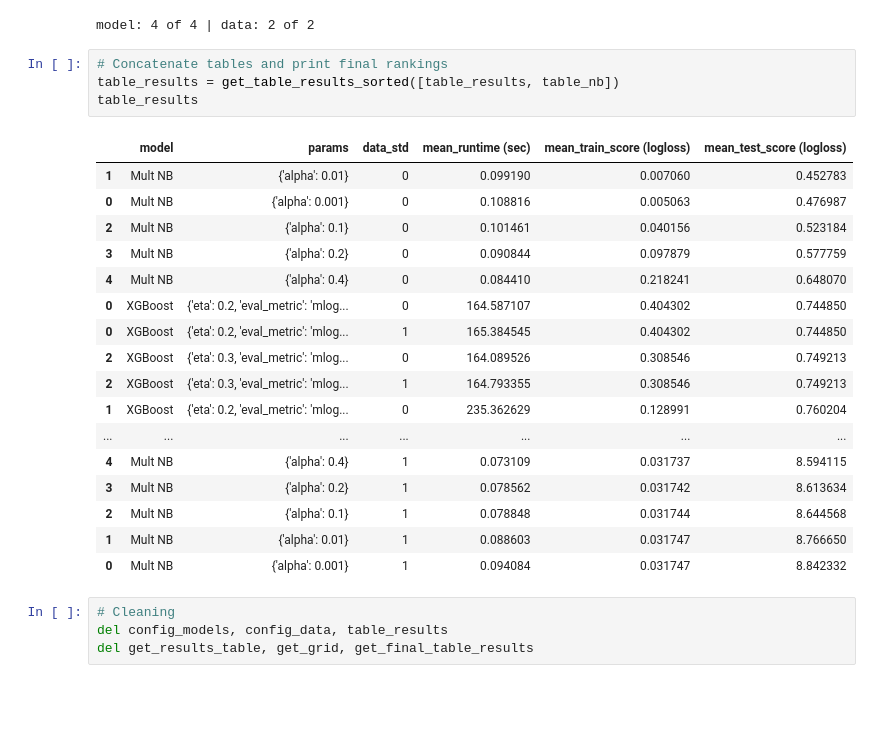
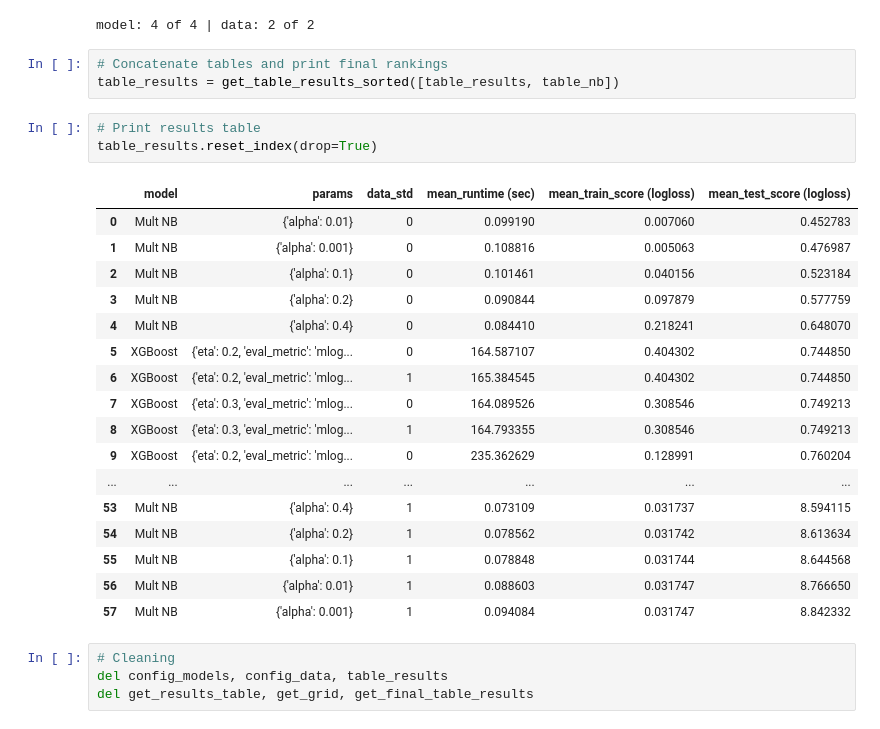
Before and after one commit to jaymanvirk/kaggle_spooky_author_identification, a Jupyter notebook: spooky_author_identification.ipynb, the cells around one changed output. Saved outputs shown, nothing was run; the diff lists cells and outputs as text; blank space fills up the shorter version.

Commit message:
added reset index to final table of results

```diff
--- a/spooky_author_identification.ipynb
+++ b/spooky_author_identification.ipynb
@@ -630,25 +630,27 @@ model: 4 of 4 | data: 2 of 2
 # %%
 # Concatenate tables and print final rankings
 table_results = get_table_results_sorted([table_results, table_nb])
-table_results
-# %% [output]
-|  | model | params | data_std | mean_runtime (sec) | mean_train_score (logloss) | mean_test_score (logloss) |
-| 1 | Mult NB | {'alpha': 0.01} | 0 | 0.099190 | 0.007060 | 0.452783 |
-| 0 | Mult NB | {'alpha': 0.001} | 0 | 0.108816 | 0.005063 | 0.476987 |
-| 2 | Mult NB | {'alpha': 0.1} | 0 | 0.101461 | 0.040156 | 0.523184 |
-| 3 | Mult NB | {'alpha': 0.2} | 0 | 0.090844 | 0.097879 | 0.577759 |
-| 4 | Mult NB | {'alpha': 0.4} | 0 | 0.084410 | 0.218241 | 0.648070 |
-| 0 | XGBoost | {'eta': 0.2, 'eval_metric': 'mlog... | 0 | 164.587107 | 0.404302 | 0.744850 |
-| 0 | XGBoost | {'eta': 0.2, 'eval_metric': 'mlog... | 1 | 165.384545 | 0.404302 | 0.744850 |
-| 2 | XGBoost | {'eta': 0.3, 'eval_metric': 'mlog... | 0 | 164.089526 | 0.308546 | 0.749213 |
-| 2 | XGBoost | {'eta': 0.3, 'eval_metric': 'mlog... | 1 | 164.793355 | 0.308546 | 0.749213 |
-| 1 | XGBoost | {'eta': 0.2, 'eval_metric': 'mlog... | 0 | 235.362629 | 0.128991 | 0.760204 |
-| ... | ... | ... | ... | ... | ... | ... |
-| 4 | Mult NB | {'alpha': 0.4} | 1 | 0.073109 | 0.031737 | 8.594115 |
-| 3 | Mult NB | {'alpha': 0.2} | 1 | 0.078562 | 0.031742 | 8.613634 |
-| 2 | Mult NB | {'alpha': 0.1} | 1 | 0.078848 | 0.031744 | 8.644568 |
-| 1 | Mult NB | {'alpha': 0.01} | 1 | 0.088603 | 0.031747 | 8.766650 |
-| 0 | Mult NB | {'alpha': 0.001} | 1 | 0.094084 | 0.031747 | 8.842332 |
+# %%
+# Print results table
+table_results.reset_index(drop=True)
+# %% [output]
+|  | model | params | data_std | mean_runtime (sec) | mean_train_score (logloss) | mean_test_score (logloss) |
+| 0 | Mult NB | {'alpha': 0.01} | 0 | 0.099190 | 0.007060 | 0.452783 |
+| 1 | Mult NB | {'alpha': 0.001} | 0 | 0.108816 | 0.005063 | 0.476987 |
+| 2 | Mult NB | {'alpha': 0.1} | 0 | 0.101461 | 0.040156 | 0.523184 |
+| 3 | Mult NB | {'alpha': 0.2} | 0 | 0.090844 | 0.097879 | 0.577759 |
+| 4 | Mult NB | {'alpha': 0.4} | 0 | 0.084410 | 0.218241 | 0.648070 |
+| 5 | XGBoost | {'eta': 0.2, 'eval_metric': 'mlog... | 0 | 164.587107 | 0.404302 | 0.744850 |
+| 6 | XGBoost | {'eta': 0.2, 'eval_metric': 'mlog... | 1 | 165.384545 | 0.404302 | 0.744850 |
+| 7 | XGBoost | {'eta': 0.3, 'eval_metric': 'mlog... | 0 | 164.089526 | 0.308546 | 0.749213 |
+| 8 | XGBoost | {'eta': 0.3, 'eval_metric': 'mlog... | 1 | 164.793355 | 0.308546 | 0.749213 |
+| 9 | XGBoost | {'eta': 0.2, 'eval_metric': 'mlog... | 0 | 235.362629 | 0.128991 | 0.760204 |
+| ... | ... | ... | ... | ... | ... | ... |
+| 53 | Mult NB | {'alpha': 0.4} | 1 | 0.073109 | 0.031737 | 8.594115 |
+| 54 | Mult NB | {'alpha': 0.2} | 1 | 0.078562 | 0.031742 | 8.613634 |
+| 55 | Mult NB | {'alpha': 0.1} | 1 | 0.078848 | 0.031744 | 8.644568 |
+| 56 | Mult NB | {'alpha': 0.01} | 1 | 0.088603 | 0.031747 | 8.766650 |
+| 57 | Mult NB | {'alpha': 0.001} | 1 | 0.094084 | 0.031747 | 8.842332 |
 # %%
 # Cleaning
 del config_models, config_data, table_results
```
